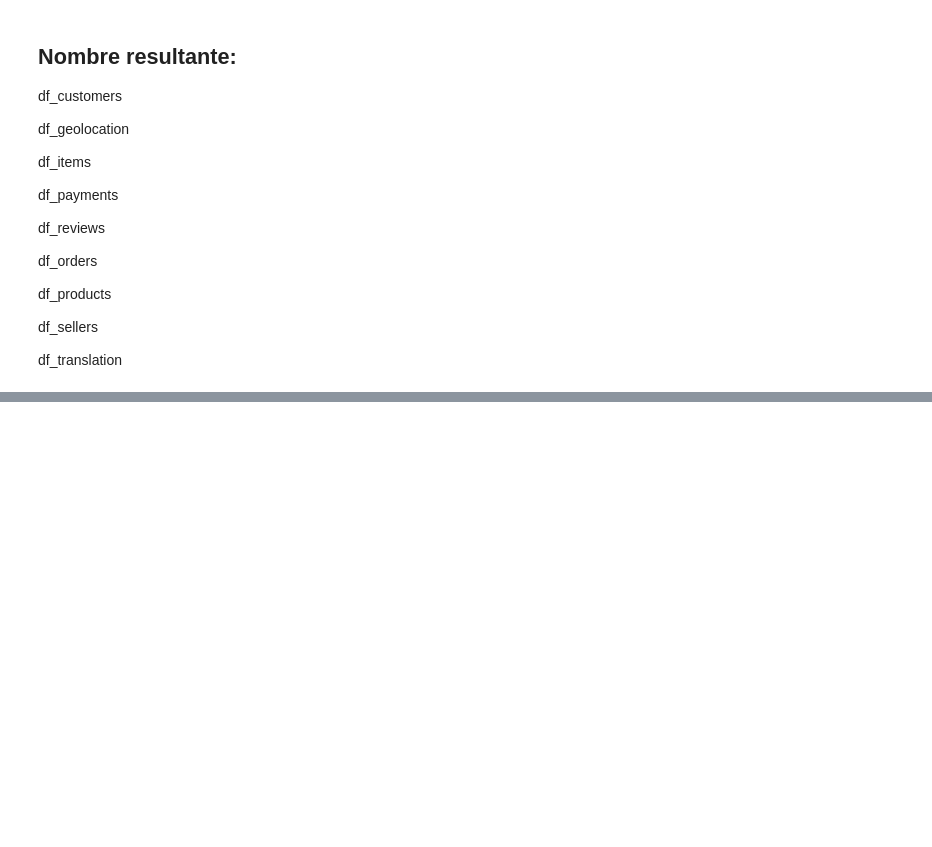
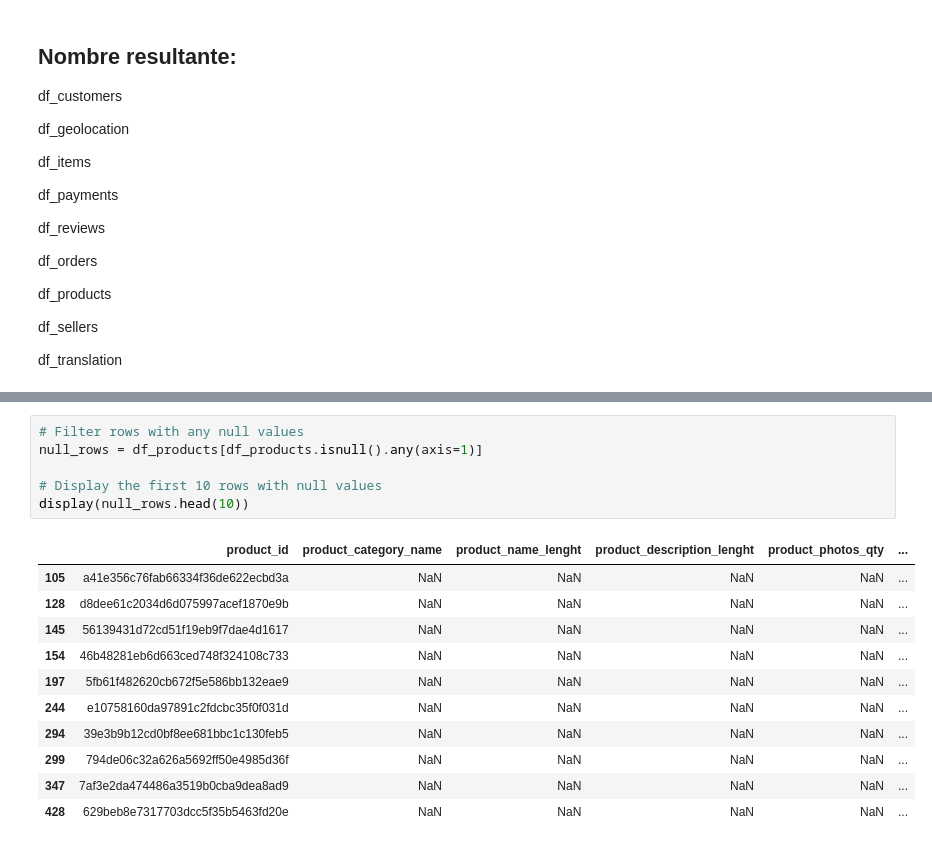
Before and after one commit to NicoD920/base_datos_primavera_2025, a Jupyter notebook: eda.ipynb, the cells around one changed output, grey strips where cells are left out. Cells and saved outputs as stored; diff of their text form; blank space fills up the shorter version.

```diff
--- a/eda.ipynb
+++ b/eda.ipynb
@@ -73,0 +563,18 @@ df_translation
+# %%
+# Filter rows with any null values
+null_rows = df_products[df_products.isnull().any(axis=1)]
+
+# Display the first 10 rows with null values
+display(null_rows.head(10))
+# %% [output]
+|  | product_id | product_category_name | product_name_lenght | product_description_lenght | product_photos_qty | ... |
+| 105 | a41e356c76fab66334f36de622ecbd3a | NaN | NaN | NaN | NaN | ... |
+| 128 | d8dee61c2034d6d075997acef1870e9b | NaN | NaN | NaN | NaN | ... |
+| 145 | 56139431d72cd51f19eb9f7dae4d1617 | NaN | NaN | NaN | NaN | ... |
+| 154 | 46b48281eb6d663ced748f324108c733 | NaN | NaN | NaN | NaN | ... |
+| 197 | 5fb61f482620cb672f5e586bb132eae9 | NaN | NaN | NaN | NaN | ... |
+| 244 | e10758160da97891c2fdcbc35f0f031d | NaN | NaN | NaN | NaN | ... |
+| 294 | 39e3b9b12cd0bf8ee681bbc1c130feb5 | NaN | NaN | NaN | NaN | ... |
+| 299 | 794de06c32a626a5692ff50e4985d36f | NaN | NaN | NaN | NaN | ... |
+| 347 | 7af3e2da474486a3519b0cba9dea8ad9 | NaN | NaN | NaN | NaN | ... |
+| 428 | 629beb8e7317703dcc5f35b5463fd20e | NaN | NaN | NaN | NaN | ... |
```
Also changed, not shown: parts of 45 cells of this notebook.
